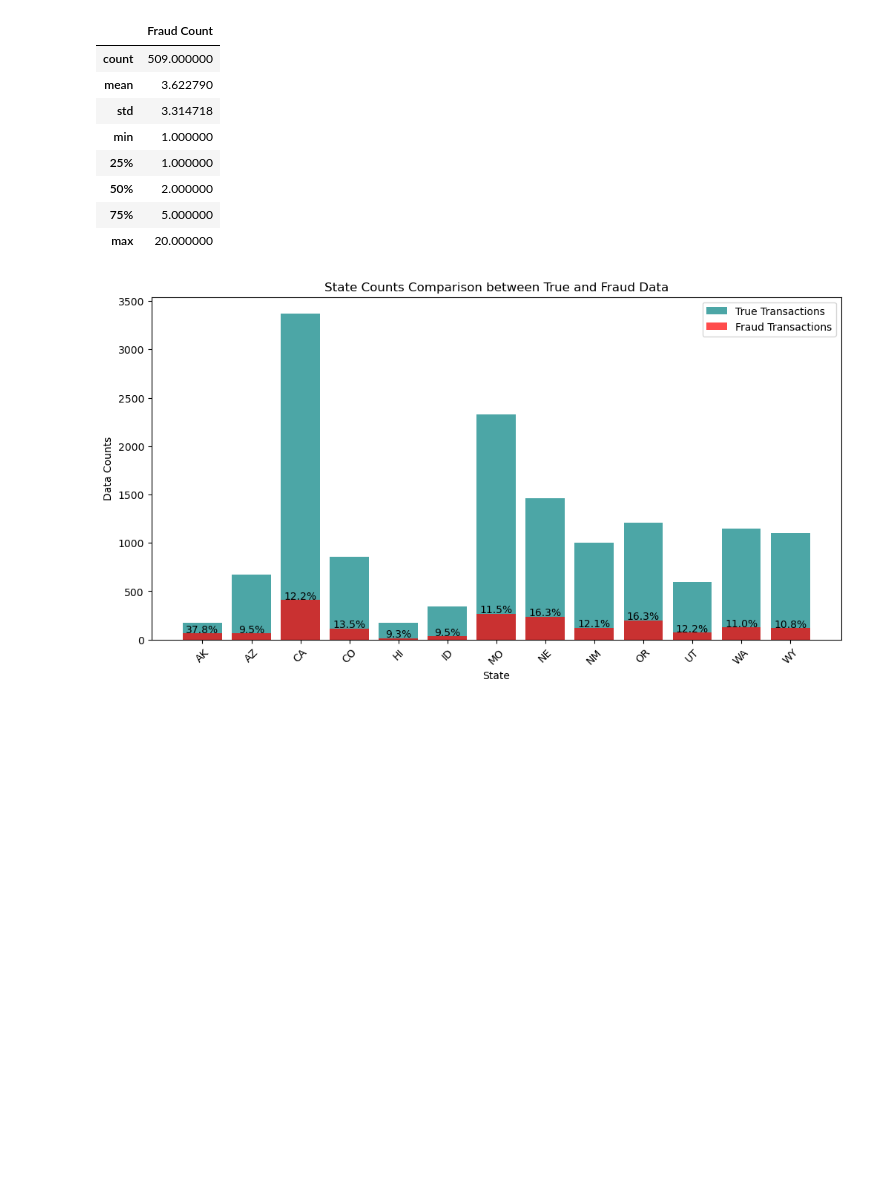
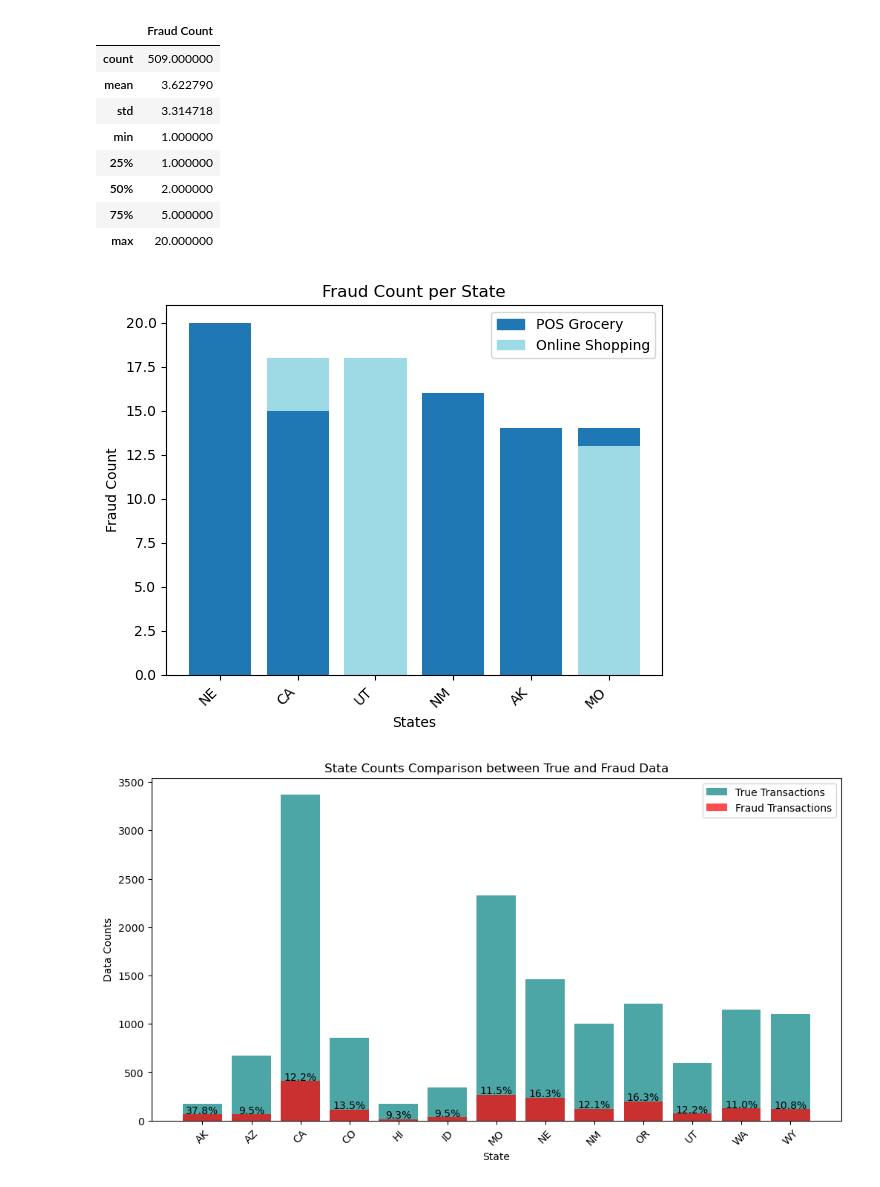
Before and after one commit to LackOfWitness/west-us-credit-card-fraud, a Jupyter notebook: Credit_Card_Fraud_Analysis-Team3-/credit_card_fraud_analysis.ipynb, the cells around one changed output. Saved outputs shown, nothing was run; the diff lists cells and outputs as text; code cells hidden in the pictures; blank space fills up the shorter version.

Commit message:
Added State Bar Chart and Time Series Line Plot Totals for significant month-year combinations

```diff
--- a/Credit_Card_Fraud_Analysis-Team3-/credit_card_fraud_analysis.ipynb
+++ b/Credit_Card_Fraud_Analysis-Team3-/credit_card_fraud_analysis.ipynb
@@ -400,6 +414,28 @@ sorted_merchant_fraud_df.describe()
 | 50% | 2.000000 |
 | 75% | 5.000000 |
 | max | 20.000000 |
+# %%
+import matplotlib.pyplot as plt
+
+# Plot the bar chart
+plt.bar(merchant_fraud_df['states'], merchant_fraud_df['Fraud Count'], color=merchant_colors)
+
+# Optionally add labels and title
+plt.xlabel('States')
+plt.ylabel('Fraud Count')
+plt.title('Fraud Count per State')
+plt.xticks(rotation=45, ha='right')
+
+# Create custom legend handles
+legend_handles = [mpatches.Patch(color=category_color_map[category], label=category) for category in categories]
+
+# Add the custom legend to the plot
+plt.legend(handles=legend_handles, loc='upper right')
+
+# Show the plot
+plt.show()
+# %% [output]
+[figure, added]
 # %%
 frauddf = datadf[datadf["is_fraud"]=="1"] #dataframe of all fradulent data (best for after all columns are added)
 truedf = datadf[datadf["is_fraud"]=="0"] #dataframe of all clean data (best for after all columns are added)
```
Also changed, not shown: parts of 3 cells of this notebook.
